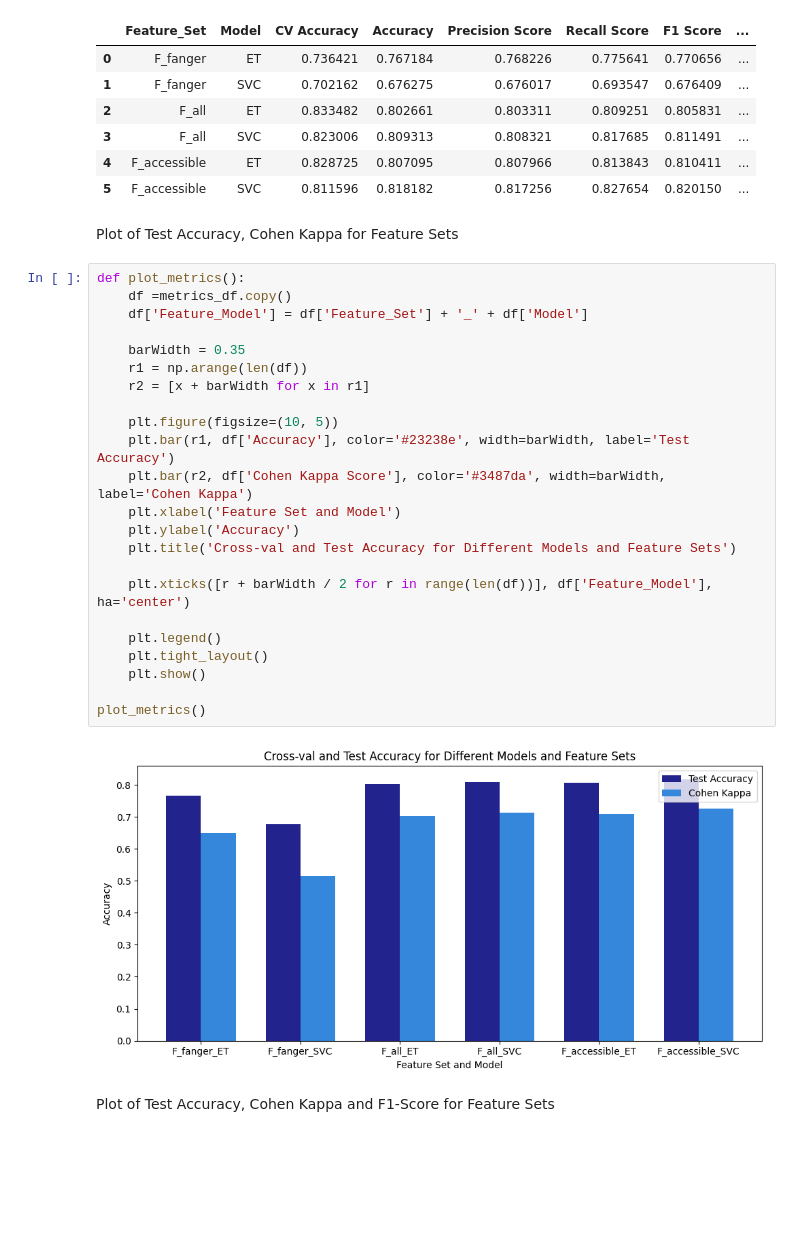
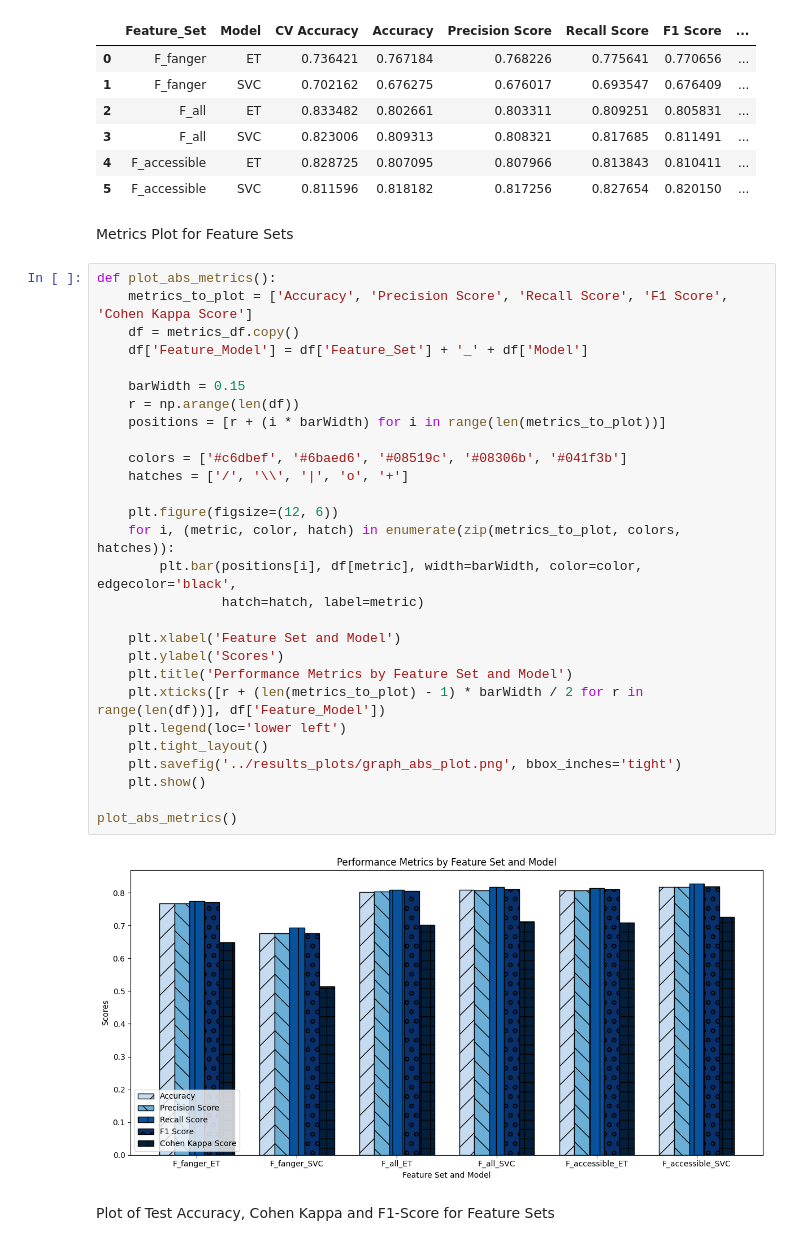
Before and after one commit to TUB-DVG/DVG-climate-chamber-comfort-dataset, a Jupyter notebook: model_scripts/plot_results.ipynb, the cells around one changed output. Saved outputs shown, nothing was run; the diff lists cells and outputs as text; blank space fills up the shorter version.

Commit message:
new plot

```diff
--- a/model_scripts/plot_results.ipynb
+++ b/model_scripts/plot_results.ipynb
@@ -68,33 +68,38 @@ metrics_df
 | 3 | F_all | SVC | 0.823006 | 0.809313 | 0.808321 | 0.817685 | 0.811491 | ... |
 | 4 | F_accessible | ET | 0.828725 | 0.807095 | 0.807966 | 0.813843 | 0.810411 | ... |
 | 5 | F_accessible | SVC | 0.811596 | 0.818182 | 0.817256 | 0.827654 | 0.820150 | ... |
-# %% [markdown]
-Plot of Test Accuracy, Cohen Kappa for Feature Sets
+# %% [markdown]
+Metrics Plot for Feature Sets
 # %%
-def plot_metrics():
-    df =metrics_df.copy()
+def plot_abs_metrics():
+    metrics_to_plot = ['Accuracy', 'Precision Score', 'Recall Score', 'F1 Score', 'Cohen Kappa Score']
+    df = metrics_df.copy()
     df['Feature_Model'] = df['Feature_Set'] + '_' + df['Model']
 
-    barWidth = 0.35
-    r1 = np.arange(len(df))
-    r2 = [x + barWidth for x in r1]
+    barWidth = 0.15
+    r = np.arange(len(df))
+    positions = [r + (i * barWidth) for i in range(len(metrics_to_plot))]
 
-    plt.figure(figsize=(10, 5))
-    plt.bar(r1, df['Accuracy'], color='#23238e', width=barWidth, label='Test Accuracy')
-    plt.bar(r2, df['Cohen Kappa Score'], color='#3487da', width=barWidth, label='Cohen Kappa')
+    colors = ['#c6dbef', '#6baed6', '#08519c', '#08306b', '#041f3b']
+    hatches = ['/', '\\', '|', 'o', '+']
+
+    plt.figure(figsize=(12, 6))
+    for i, (metric, color, hatch) in enumerate(zip(metrics_to_plot, colors, hatches)):
+        plt.bar(positions[i], df[metric], width=barWidth, color=color, edgecolor='black',
+                hatch=hatch, label=metric)
+
     plt.xlabel('Feature Set and Model')
-    plt.ylabel('Accuracy')
-    plt.title('Cross-val and Test Accuracy for Different Models and Feature Sets')
-
-    plt.xticks([r + barWidth / 2 for r in range(len(df))], df['Feature_Model'], ha='center')
-
-    plt.legend()
+    plt.ylabel('Scores')
+    plt.title('Performance Metrics by Feature Set and Model')
+    plt.xticks([r + (len(metrics_to_plot) - 1) * barWidth / 2 for r in range(len(df))], df['Feature_Model'])
+    plt.legend(loc='lower left')
     plt.tight_layout()
+    plt.savefig('../results_plots/graph_abs_plot.png', bbox_inches='tight')
     plt.show()
 
-plot_metrics()
+plot_abs_metrics()
 # %% [output]
-[figure, old version]
+[figure, new version]
 # %% [markdown]
 Plot of Test Accuracy, Cohen Kappa and F1-Score for Feature Sets
 # %%
```
Also changed, not shown: parts of 1 cell of this notebook, 3 other files.
